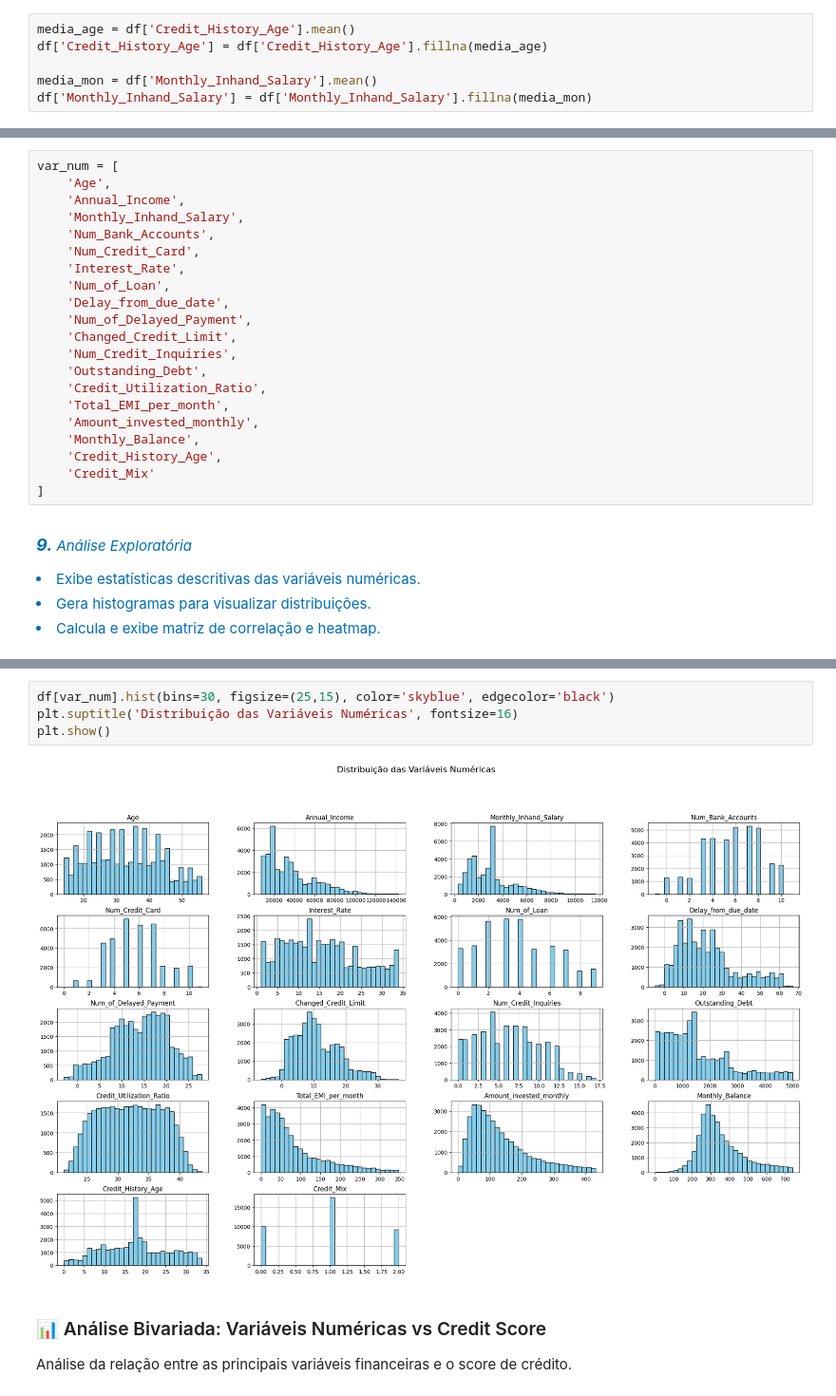
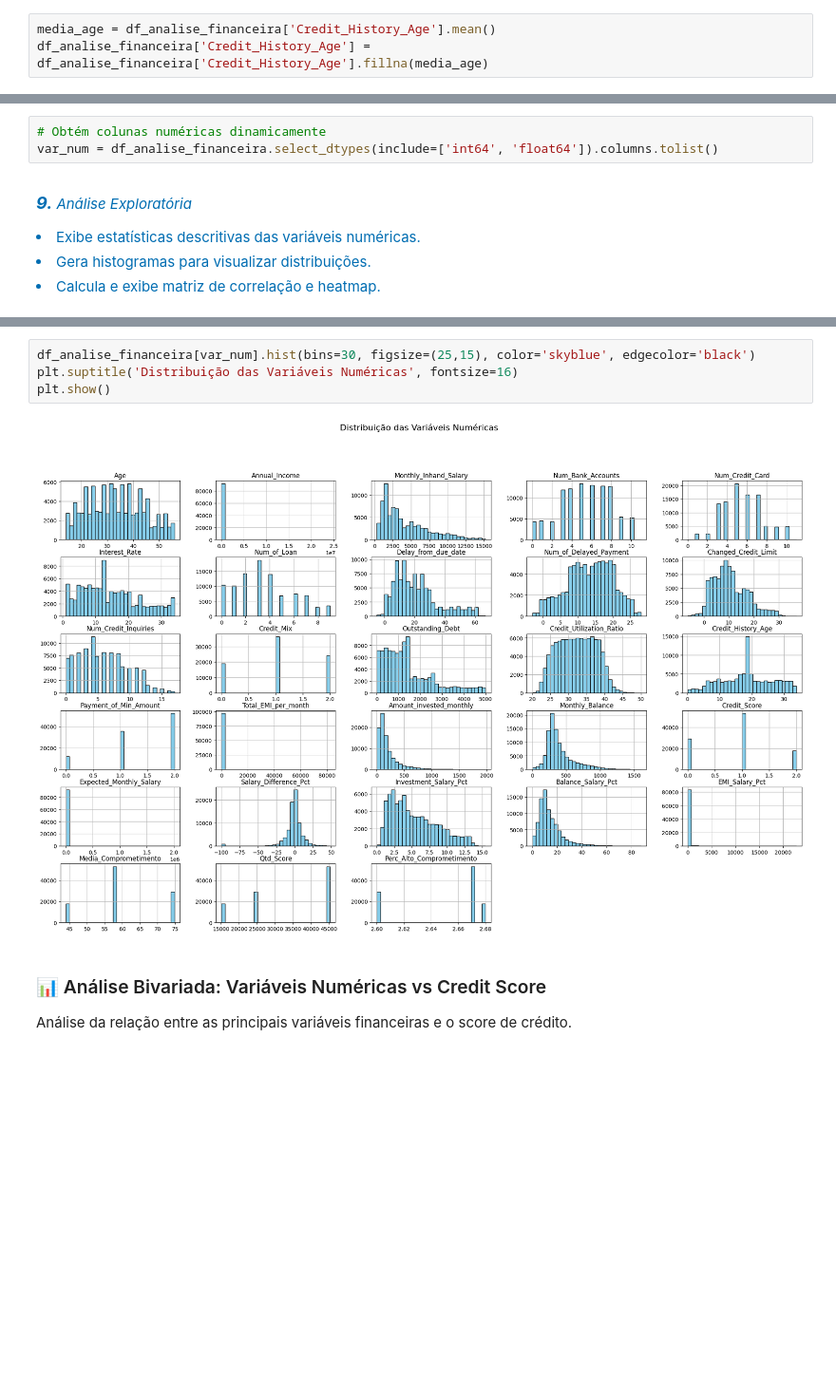
Before and after one commit to eroiborges/projetointegrado, a Jupyter notebook: Trabalho Final ML.ipynb, the cells around one changed output, grey strips where cells are left out. Shown at 95% size. Cells and saved outputs as stored; diff of their text form; blank space fills up the shorter version.

```diff
--- a/Trabalho Final ML.ipynb
+++ b/Trabalho Final ML.ipynb
@@ -441,35 +764,14 @@ def remove_outliers_iqr(df, column):
 <i><p style='color:#006DB2' ><big><strong>7.</strong></big> Tratamento de Valores Nulos </p>
 <p style='color:#006DB2' >Preenche valores nulos com a média das colunas:</p></i>
 # %%
-media_age = df['Credit_History_Age'].mean()
-df['Credit_History_Age'] = df['Credit_History_Age'].fillna(media_age)
-
-media_mon = df['Monthly_Inhand_Salary'].mean()
-df['Monthly_Inhand_Salary'] = df['Monthly_Inhand_Salary'].fillna(media_mon)
+media_age = df_analise_financeira['Credit_History_Age'].mean()
+df_analise_financeira['Credit_History_Age'] = df_analise_financeira['Credit_History_Age'].fillna(media_age)
 # %% [markdown]
 <i><p style='color:#006DB2' ><big><strong>8.</strong></big> Preparação dos Dados para Modelagem</p>
 <p style='color:#006DB2' >Define as variáveis numéricas (var_num)</p></i>
 # %%
-var_num = [
-    'Age',
-    'Annual_Income',
-    'Monthly_Inhand_Salary',
-    'Num_Bank_Accounts',
-    'Num_Credit_Card',
-    'Interest_Rate',
-    'Num_of_Loan',
-    'Delay_from_due_date',
-    'Num_of_Delayed_Payment',
-    'Changed_Credit_Limit',
-    'Num_Credit_Inquiries',
-    'Outstanding_Debt',
-    'Credit_Utilization_Ratio',
-    'Total_EMI_per_month',
-    'Amount_invested_monthly',
-    'Monthly_Balance',
-    'Credit_History_Age',
-    'Credit_Mix'
-]
+# Obtém colunas numéricas dinamicamente
+var_num = df_analise_financeira.select_dtypes(include=['int64', 'float64']).columns.tolist()
 # %% [markdown]
 
 <i><p style='color:#006DB2' ><big><strong>9.</strong></big> Análise Exploratória </p>
@@ -569,9 +885,9 @@ DISTRIBUIÇÃO DO CREDIT SCORE (TARGET)
 # %%
-df[var_num].hist(bins=30, figsize=(25,15), color='skyblue', edgecolor='black')
+df_analise_financeira[var_num].hist(bins=30, figsize=(25,15), color='skyblue', edgecolor='black')
 plt.suptitle('Distribuição das Variáveis Numéricas', fontsize=16)
 plt.show()
 # %% [output]
-[figure, old version]
+[figure, new version]
 # %% [markdown]
 ### 📊 Análise Bivariada: Variáveis Numéricas vs Credit Score
 
```
Also changed, not shown: parts of 26 cells of this notebook.
